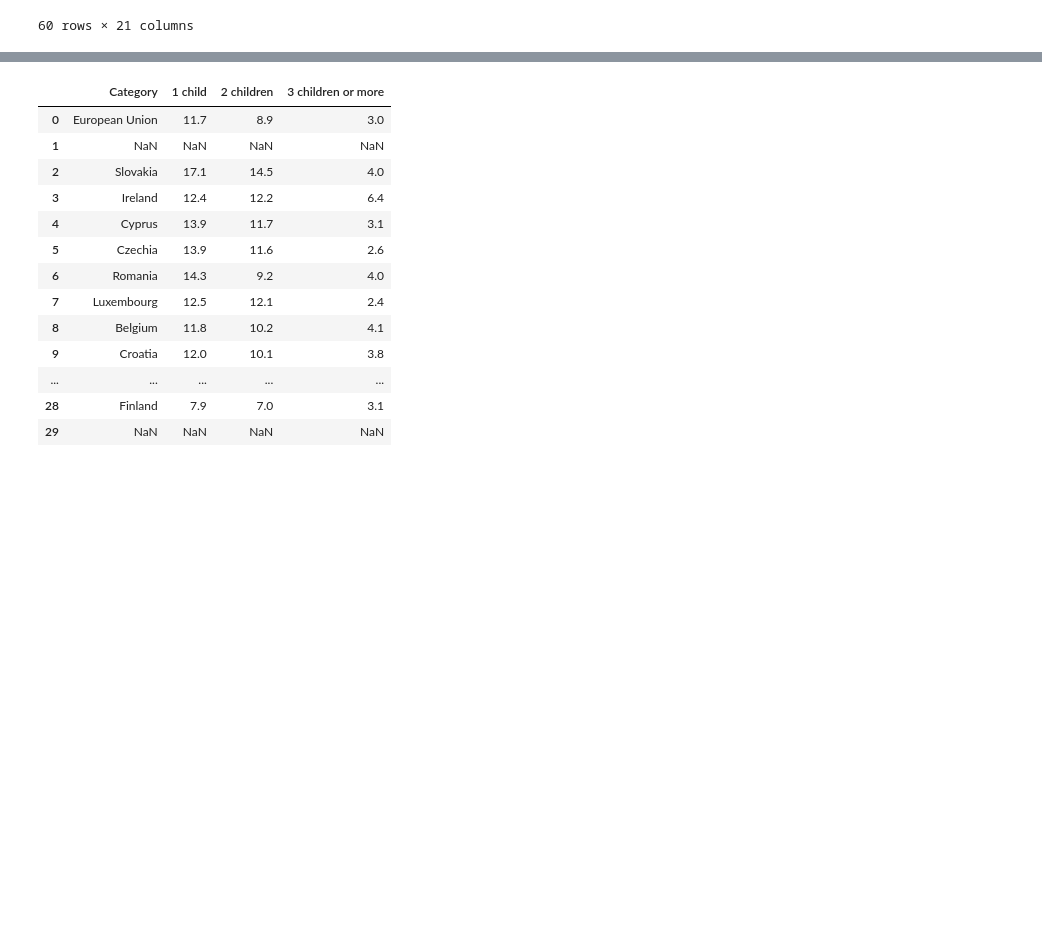
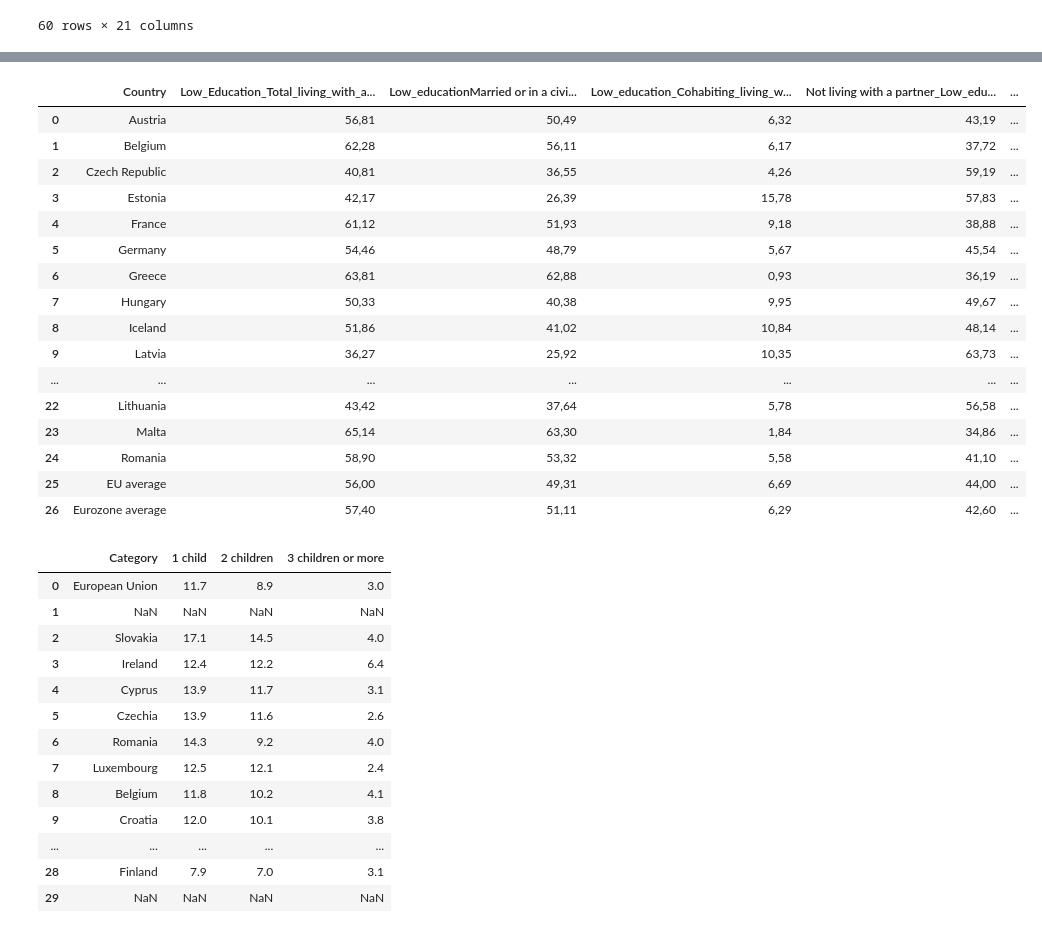
Before and after one commit to YkslB/marriage_statistics, a Jupyter notebook: scripts/Cleaning.ipynb, the cells around one changed output, grey strips where cells are left out. Saved outputs shown, nothing was run; the diff lists cells and outputs as text; code cells hidden in the pictures; blank space fills up the shorter version.

```diff
--- a/scripts/Cleaning.ipynb
+++ b/scripts/Cleaning.ipynb
@@ -1576,3 +1597,24 @@ df_21_3
+# %%
+df_22_2 = pd.read_csv('../data/Raw/OECD/SF3_3_B_ by level of educational attainment_S2.csv')
+df_22_2
+# %% [output]
+|  | Country | Low_Education_Total_living_with_a... | Low_educationMarried or in a civi... | Low_education_Cohabiting_living_w... | Not living with a partner_Low_edu... | ... |
+| 0 | Austria | 56,81 | 50,49 | 6,32 | 43,19 | ... |
+| 1 | Belgium | 62,28 | 56,11 | 6,17 | 37,72 | ... |
+| 2 | Czech Republic | 40,81 | 36,55 | 4,26 | 59,19 | ... |
+| 3 | Estonia | 42,17 | 26,39 | 15,78 | 57,83 | ... |
+| 4 | France | 61,12 | 51,93 | 9,18 | 38,88 | ... |
+| 5 | Germany | 54,46 | 48,79 | 5,67 | 45,54 | ... |
+| 6 | Greece | 63,81 | 62,88 | 0,93 | 36,19 | ... |
+| 7 | Hungary | 50,33 | 40,38 | 9,95 | 49,67 | ... |
+| 8 | Iceland | 51,86 | 41,02 | 10,84 | 48,14 | ... |
+| 9 | Latvia | 36,27 | 25,92 | 10,35 | 63,73 | ... |
+| ... | ... | ... | ... | ... | ... | ... |
+| 22 | Lithuania | 43,42 | 37,64 | 5,78 | 56,58 | ... |
+| 23 | Malta | 65,14 | 63,30 | 1,84 | 34,86 | ... |
+| 24 | Romania | 58,90 | 53,32 | 5,58 | 41,10 | ... |
+| 25 | EU average | 56,00 | 49,31 | 6,69 | 44,00 | ... |
+| 26 | Eurozone average | 57,40 | 51,11 | 6,29 | 42,60 | ... |
 # %%
 df_999 = pd.read_csv('../data/Raw/OECD/Households-with-children-by-number-of-children,-2024.csv')
 df_999
```
Also changed, not shown: parts of 1 cell of this notebook, 2 other files.
